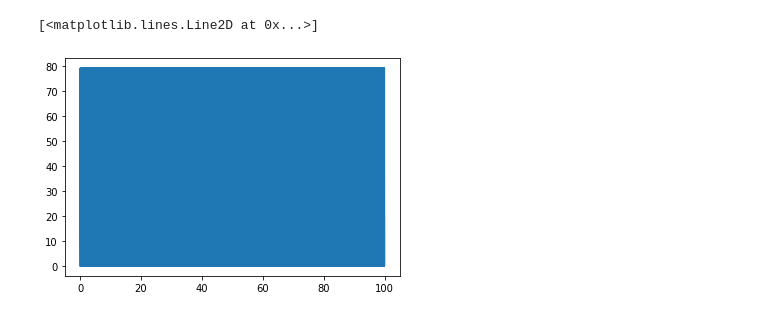
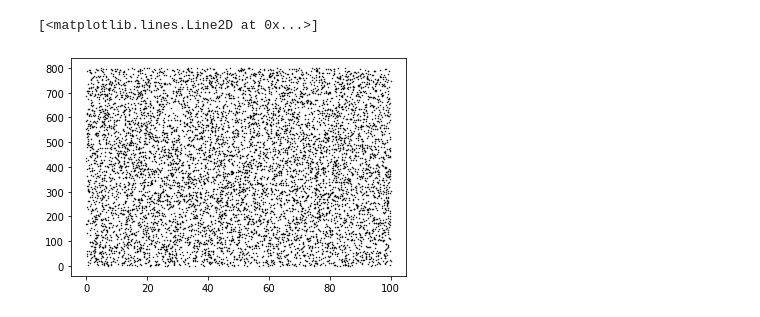
Before and after one commit to assr-biporal/reproductions, a Jupyter notebook: Functional consequences of cortical circuit abnormalities on gamma in schizophrenia/Spencer2009gammaSZmodel.ipynb, the cells around one changed output. Saved outputs shown, nothing was run; the diff lists cells and outputs as text; code cells hidden in the pictures.

Commit message:
why weren't the result of spikes reproduced?

```diff
--- a/Functional consequences of cortical circuit abnormalities on gamma in schizophrenia/Spencer2009gammaSZmodel.ipynb
+++ b/Functional consequences of cortical circuit abnormalities on gamma in schizophrenia/Spencer2009gammaSZmodel.ipynb
@@ -1,3 +1,9 @@
 # %%
+import json
+
 import brian2
-from brian2 import ms, mV, nF, nS
+from brian2 import ms, mV, nF, nS, Hz
+import matplotlib.pyplot as plt
+
+import load_models
+brian2.defaultclock.dt = 0.001*ms
@@ -46,0 +38,17 @@ net.add([PCs, S, monitor])
+# %%
+spikemonitors = [brian2.SpikeMonitor(neurongroup) for neurongroup in neurongroup_dict.values()]
+rec = [0, 1, 2]
+vmonitors = [brian2.StateMonitor(neurongroup, 'v', record=rec) for neurongroup in neurongroup_dict.values()]
+gmonitors = [brian2.StateMonitor(neurongroup, ['g_AMPA', 'g_NMDA', 'g_GABA'], record=rec) for neurongroup in neurongroup_dict.values()]
+grmonitors = [brian2.StateMonitor(neurongroup, ['g_AMPA_r', 'g_NMDA_r', 'g_GABA_r'], record=rec) for neurongroup in neurongroup_dict.values()]
+gdmonitors = [brian2.StateMonitor(neurongroup, ['g_AMPA_d', 'g_NMDA_d', 'g_GABA_d'], record=rec) for neurongroup in neurongroup_dict.values()]
+Imonitors = [brian2.StateMonitor(neurongroup, ['I_syn', 'I_AMPA', 'I_NMDA', 'I_GABA'], record=rec) for neurongroup in neurongroup_dict.values()]
+Pmonitor = brian2.SpikeMonitor(P)
+
+net = brian2.Network()
+net.add(neurongroup_dict.values())
+net.add(synapse_dict)
+net.add(spikemonitors)
+net.add([vmonitors, gmonitors, Imonitors, Pmonitor])
+net.add([P, C_P])
+net.get_states()
@@ -51,6 +119,5 @@ INFO       No numerical integration method specified for group 'neurongroup', us
 # %%
-import matplotlib.pyplot as plt
-plt.plot(monitor.t/ms, monitor.i, markersize=1)
+plt.plot(Pmonitor.t/ms, Pmonitor.i, '.k', markersize=1)
 # %% [output]
 [<matplotlib.lines.Line2D at 0x...>]
-[figure, old version]
+[figure, new version]
```
Also changed, not shown: parts of 10 cells of this notebook, 4 other files.
